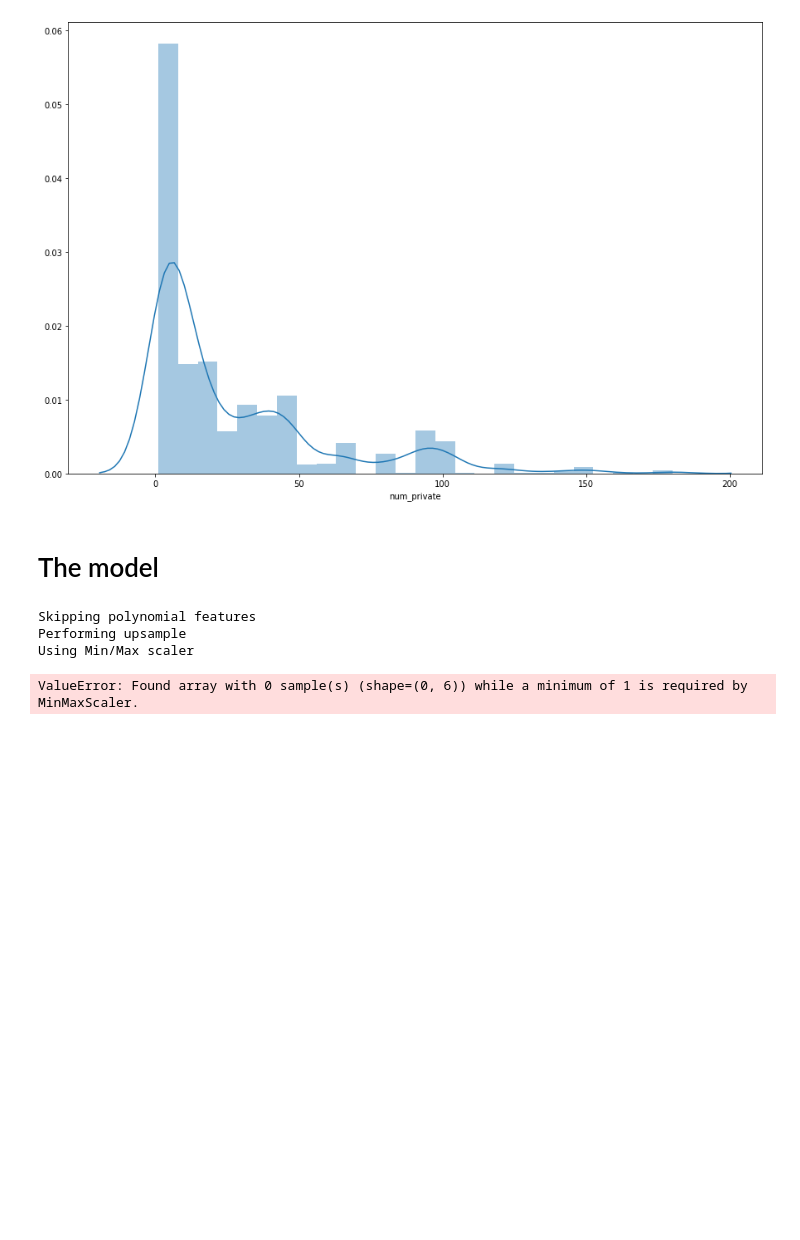
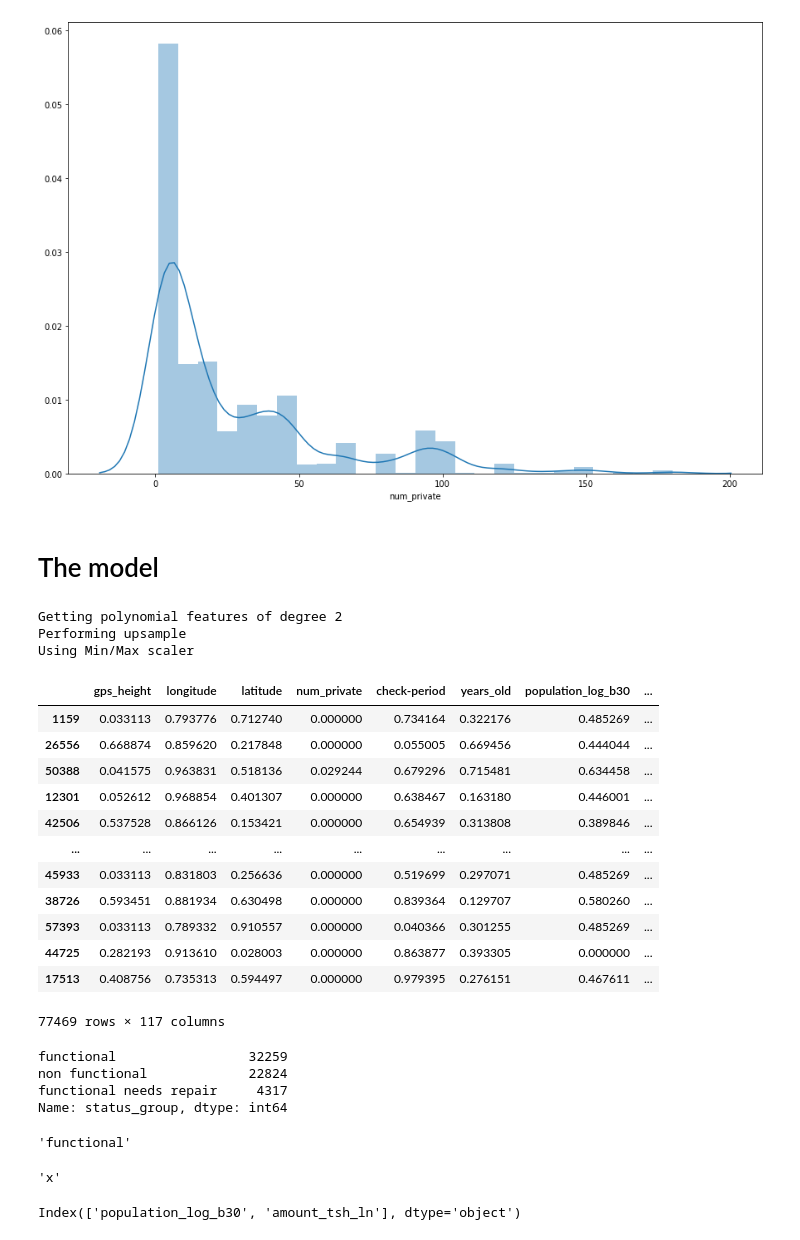
Before and after one commit to coreyryanhanson/tanzania_water_project, a Jupyter notebook: Project_Scratch.ipynb, the cells around one changed output. Drawn from its saved outputs; the diff is of its cells as text; code cells hidden in the pictures; blank space fills up the shorter version.

Commit message:
fixed preprocessing functions

```diff
--- a/Project_Scratch.ipynb
+++ b/Project_Scratch.ipynb
@@ -424,12 +424,8 @@ pd.set_option('display.max_columns', 50)
 df1 = pd.read_pickle("basic_cleaned")
 # %%
 target_col = "status_group"
-to_transform = {"logged":
-    {"population":30,
-    "amount_tsh":None}
-}
 categorical = {
-    "cat_features":["funder", "installer", "wpt_name", "basin", "subvillage",
+    "nominal_features":["funder", "installer", "wpt_name", "basin", "subvillage",
                     "region", "region_code", "lga", "ward", "public_meeting",
                    "scheme_management", "scheme_name", "permit",
                    "extraction_type", "extraction_type_group", "extraction_type_class",
@@ -439,14 +435,49 @@ categorical = {
                    ],
     "impute_dummies":extract_column_names(df1, "^missing_")
 }
-continuous = ["gps_height", "longitude", "latitude", "num_private", "check-period", "years_old"]
+continuous = {"untransformed":["gps_height", "longitude", "latitude", "num_private",
+                               "check-period", "years_old"],
+             "transformed": {"logged": {"population":30, "amount_tsh":None}
+             }}
 # %%
 #  categorical,
-data = DataPreprocessor(df1, target_col, cont_features=continuous)
-data.data_preprocessing(balance_class="upsample", scale_type="minmax", poly_degree=False)
-data.X
+data = DataPreprocessor(df1, target_col, categorical, continuous, True, True)
+data.data_preprocessing(balance_class="upsample", scale_type="minmax", poly_degree=2)
+data.X_train
 # %% [output]
-Skipping polynomial features
+Getting polynomial features of degree 2
 Performing upsample
 Using Min/Max scaler
+|  | gps_height | longitude | latitude | num_private | check-period | years_old | population_log_b30 | ... |
+| 1159 | 0.033113 | 0.793776 | 0.712740 | 0.000000 | 0.734164 | 0.322176 | 0.485269 | ... |
+| 26556 | 0.668874 | 0.859620 | 0.217848 | 0.000000 | 0.055005 | 0.669456 | 0.444044 | ... |
+| 50388 | 0.041575 | 0.963831 | 0.518136 | 0.029244 | 0.679296 | 0.715481 | 0.634458 | ... |
+| 12301 | 0.052612 | 0.968854 | 0.401307 | 0.000000 | 0.638467 | 0.163180 | 0.446001 | ... |
+| 42506 | 0.537528 | 0.866126 | 0.153421 | 0.000000 | 0.654939 | 0.313808 | 0.389846 | ... |
+| ... | ... | ... | ... | ... | ... | ... | ... | ... |
+| 45933 | 0.033113 | 0.831803 | 0.256636 | 0.000000 | 0.519699 | 0.297071 | 0.485269 | ... |
+| 38726 | 0.593451 | 0.881934 | 0.630498 | 0.000000 | 0.839364 | 0.129707 | 0.580260 | ... |
+| 57393 | 0.033113 | 0.789332 | 0.910557 | 0.000000 | 0.040366 | 0.301255 | 0.485269 | ... |
+| 44725 | 0.282193 | 0.913610 | 0.028003 | 0.000000 | 0.863877 | 0.393305 | 0.000000 | ... |
+| 17513 | 0.408756 | 0.735313 | 0.594497 | 0.000000 | 0.979395 | 0.276151 | 0.467611 | ... |
-ValueError: Found array with 0 sample(s) (shape=(0, 6)) while a minimum of 1 is required by MinMaxScaler.
+77469 rows × 117 columns
+# %%
+df1[target_col].value_counts()
+# %% [output]
+functional                 32259
+non functional             22824
+functional needs repair     4317
+Name: status_group, dtype: int64
+# %%
+data.df[target_col].unique()[
+# %% [output]
+'functional'
+# %%
+test = {"r":5, "w":17, "x": 27}
+max(test, key=test.get)
+# %% [output]
+'x'
+# %%
+data.cols_logged
+# %% [output]
+Index(['population_log_b30', 'amount_tsh_ln'], dtype='object')
```
Also changed, not shown: 1 other file.
